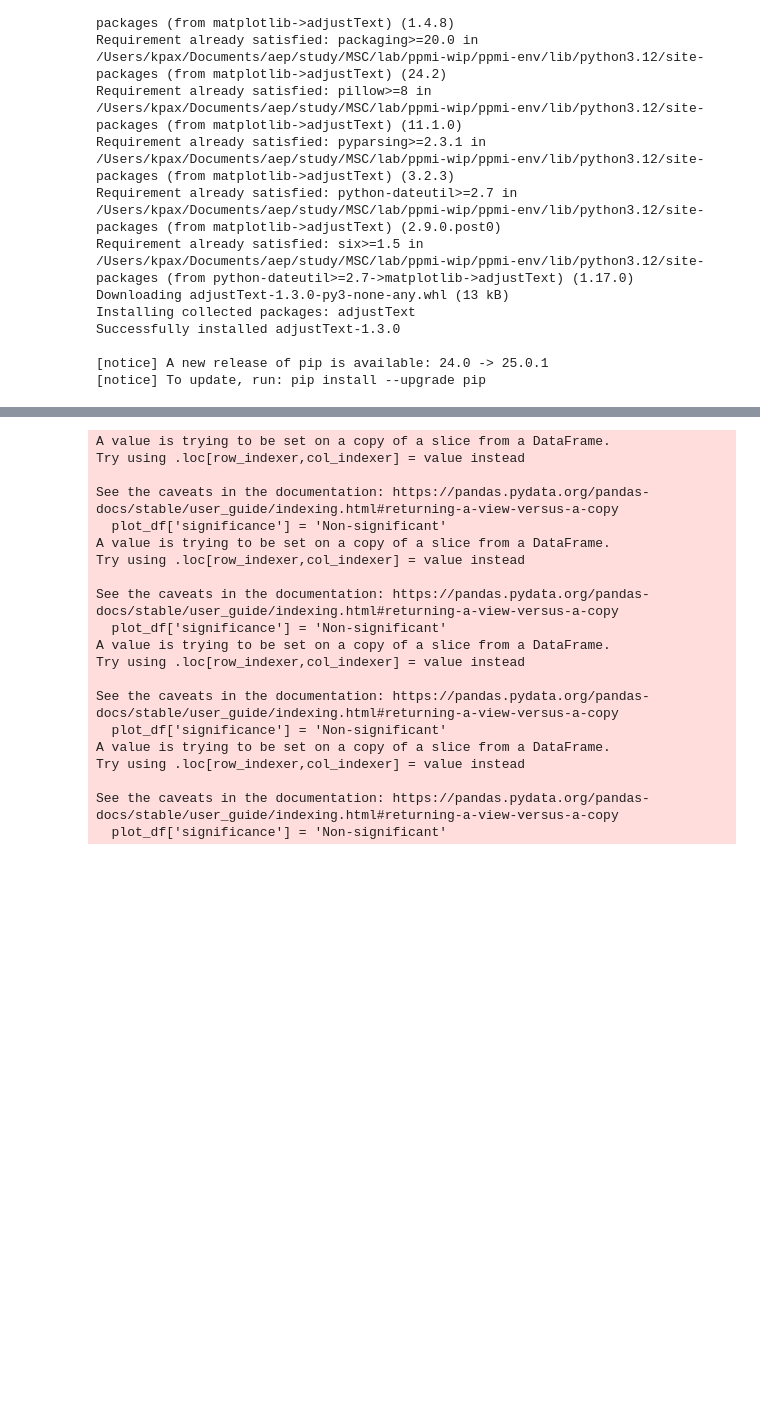
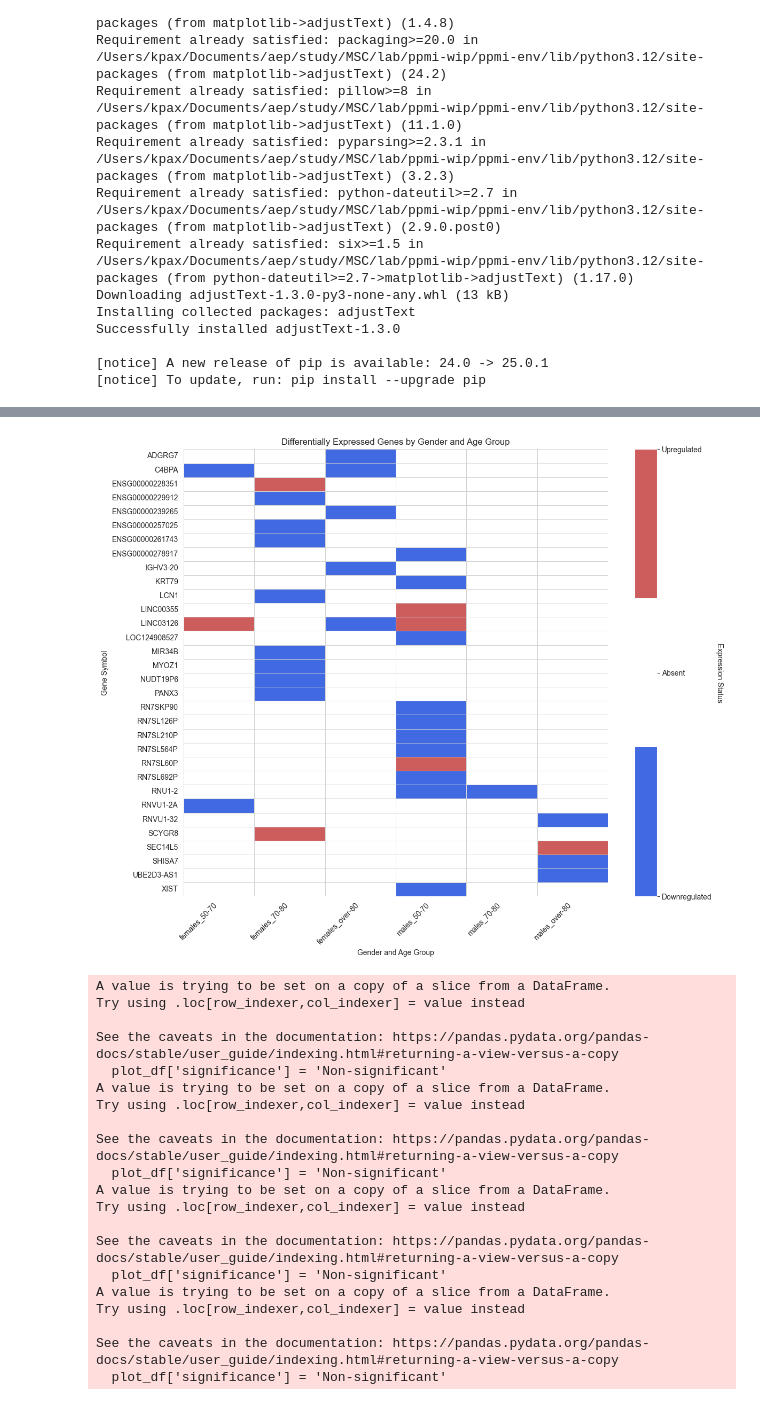
Before and after one commit to perpk/ppmi-wip, a Jupyter notebook: stratification/ppmi-wip.stratification.deg-overview.ipynb, the cells around one changed output, grey strips where cells are left out. Saved outputs shown, nothing was run; the diff lists cells and outputs as text; code cells hidden in the pictures; blank space fills up the shorter version.

```diff
--- a/stratification/ppmi-wip.stratification.deg-overview.ipynb
+++ b/stratification/ppmi-wip.stratification.deg-overview.ipynb
@@ -61,10 +59,10 @@ ensembl_to_symbol = dict(zip(symbol_mapping.index, symbol_mapping['gene_symbol']
 # %%
-deg_males_30_50_limit = deg_males_30_50[(deg_males_30_50['log2FoldChange'].abs() >= 1) & (deg_males_30_50['padj'] <= 0.05)]
-deg_males_50_70_limit = deg_males_50_70[(deg_males_50_70['log2FoldChange'].abs() >= 1) & (deg_males_50_70['padj'] <= 0.05)]
-deg_males_70_80_limit = deg_males_70_80[(deg_males_70_80['log2FoldChange'].abs() >= 1) & (deg_males_70_80['padj'] <= 0.05)]
-deg_males_over_80_limit = deg_males_over_80[(deg_males_over_80['log2FoldChange'].abs() >= 1) & (deg_males_over_80['padj'] <= 0.05)]
+deg_males_30_50_limit = deg_males_30_50[(deg_males_30_50['log2FoldChange'].abs() >= 1) & (deg_males_30_50['log2FoldChange'].abs() < 10) & (deg_males_30_50['padj'] <= 0.05)]
+deg_males_50_70_limit = deg_males_50_70[(deg_males_50_70['log2FoldChange'].abs() >= 1) & (deg_males_50_70['log2FoldChange'].abs() < 10) & (deg_males_50_70['padj'] <= 0.05)]
+deg_males_70_80_limit = deg_males_70_80[(deg_males_70_80['log2FoldChange'].abs() >= 1) & (deg_males_70_80['log2FoldChange'].abs() < 10) & (deg_males_70_80['padj'] <= 0.05)]
+deg_males_over_80_limit = deg_males_over_80[(deg_males_over_80['log2FoldChange'].abs() >= 1) & (deg_males_over_80['log2FoldChange'].abs() < 10) & (deg_males_over_80['padj'] <= 0.05)]
 
-deg_females_30_50_limit = deg_females_30_50[(deg_females_30_50['log2FoldChange'].abs() >= 1) & (deg_females_30_50['padj'] <= 0.05)]
-deg_females_50_70_limit = deg_females_50_70[(deg_females_50_70['log2FoldChange'].abs() >= 1) & (deg_females_50_70['padj'] <= 0.05)]
-deg_females_70_80_limit = deg_females_70_80[(deg_females_70_80['log2FoldChange'].abs() >= 1) & (deg_females_70_80['padj'] <= 0.05)]
-deg_females_over_80_limit = deg_females_over_80[(deg_females_over_80['log2FoldChange'].abs() >= 1) & (deg_females_over_80['padj'] <= 0.05)]
+deg_females_30_50_limit = deg_females_30_50[(deg_females_30_50['log2FoldChange'].abs() >= 1) & (deg_females_30_50['log2FoldChange'].abs() < 10) & (deg_females_30_50['padj'] <= 0.05)]
+deg_females_50_70_limit = deg_females_50_70[(deg_females_50_70['log2FoldChange'].abs() >= 1) & (deg_females_50_70['log2FoldChange'].abs() < 10) & (deg_females_50_70['padj'] <= 0.05)]
+deg_females_70_80_limit = deg_females_70_80[(deg_females_70_80['log2FoldChange'].abs() >= 1) & (deg_females_70_80['log2FoldChange'].abs() < 10) & (deg_females_70_80['padj'] <= 0.05)]
+deg_females_over_80_limit = deg_females_over_80[(deg_females_over_80['log2FoldChange'].abs() >= 1) & (deg_females_over_80['log2FoldChange'].abs() < 10) & (deg_females_over_80['padj'] <= 0.05)]
@@ -199,3 +125,55 @@ deg_females_over_80_limit
+# %%
+import pandas as pd
+import seaborn as sns
+import matplotlib.pyplot as plt
+import numpy as np
+from matplotlib.colors import ListedColormap
+
+# Create the direction matrix (-1=down, 0=absent, 1=up)
+direction_data = final_df.pivot_table(
+    index='gene_symbol',
+    columns=['gender', 'age_group'],
+    values='log2FoldChange',
+    aggfunc=lambda x: 1 if any(x >= 1) else (-1 if any(x <= -1) else 0),
+    fill_value=0
+)
+
+# Flatten multi-index columns
+direction_data.columns = ['_'.join(col).strip() for col in direction_data.columns.values]
+
+# Filter for genes that appear in at least one group
+direction_data = direction_data[direction_data.abs().sum(axis=1) > 0]
+
+# Create custom colormap
+cmap = ListedColormap(['royalblue', 'white', 'indianred'])  # -1=blue, 0=white, 1=red
+
+# Create the plot
+plt.figure(figsize=(12, max(8, len(direction_data)//3)))
+
+# Create heatmap and store the returned object
+heatmap = sns.heatmap(
+    direction_data,
+    cmap=cmap,
+    linewidths=0.5,
+    linecolor='lightgray',
+    vmin=-1,
+    vmax=1,
+    cbar=False  # We'll add custom colorbar separately
+)
+
+# Add custom colorbar
+cbar = plt.colorbar(heatmap.collections[0], ticks=[-1, 0, 1])
+cbar.ax.set_yticklabels(['Downregulated', 'Absent', 'Upregulated'])
+cbar.set_label('Expression Status', rotation=270, labelpad=15)
+
+plt.title('Differentially Expressed Genes by Gender and Age Group')
+plt.xlabel('Gender and Age Group')
+plt.ylabel('Gene Symbol')
+plt.xticks(rotation=45, ha='right')
+plt.tight_layout()
+plt.show()
+# %% [output]
+[figure, added]
 # %%
 import matplotlib.pyplot as plt
 import numpy as np
```
Also changed, not shown: parts of 20 cells of this notebook, 10 other files.
